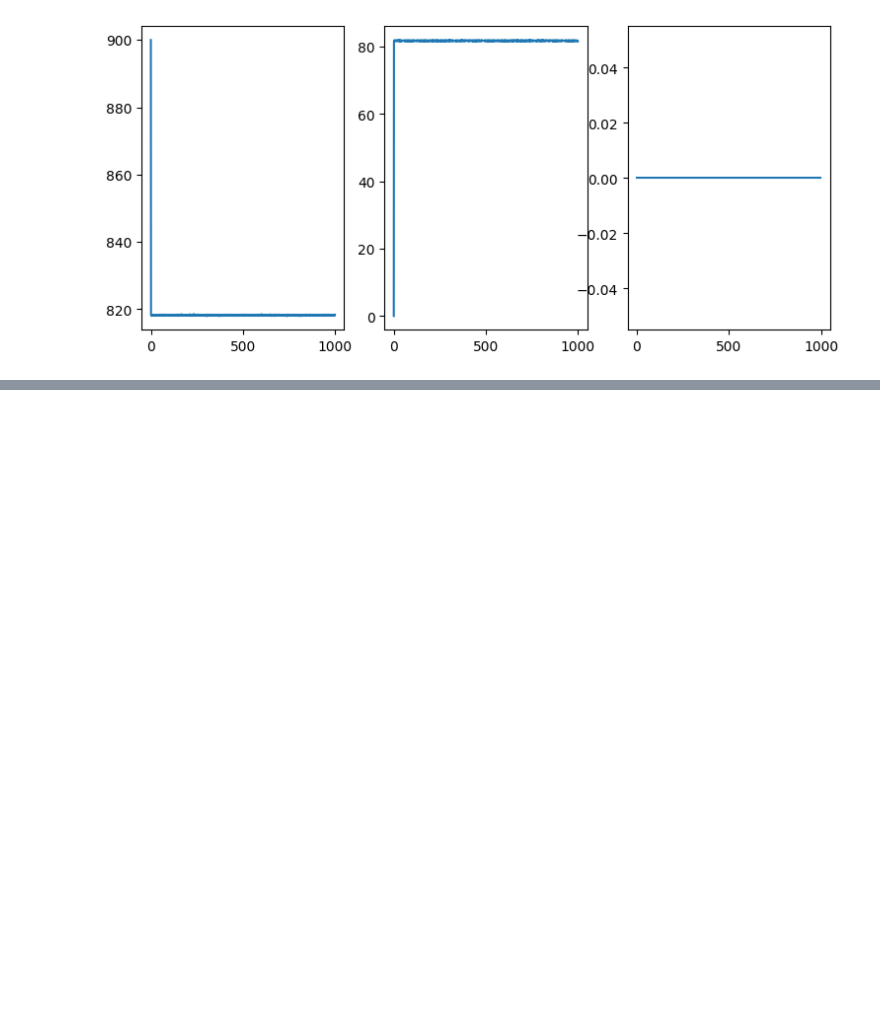
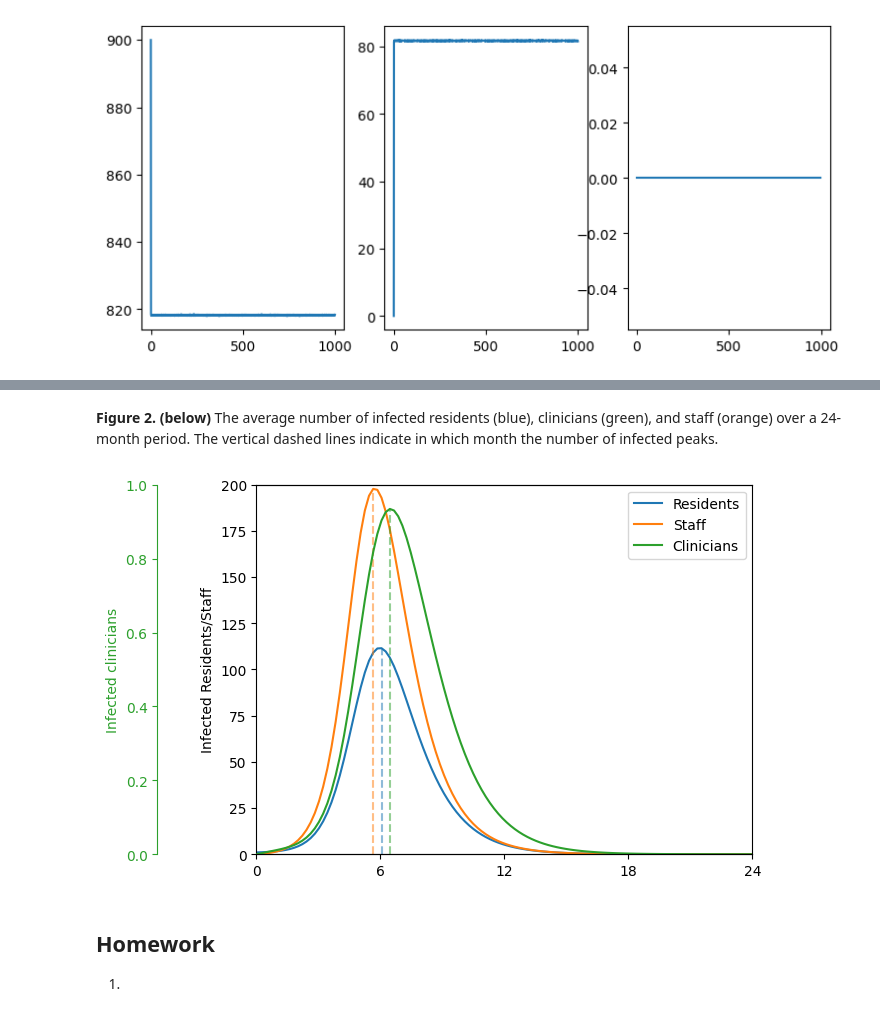
Before and after one commit to computationalUncertaintyLab/outbreak_book, a Jupyter notebook: outbreak_science/LTCF.ipynb, the cells around one changed output, grey strips where cells are left out. Saved outputs shown, nothing was run; the diff lists cells and outputs as text; code cells hidden in the pictures; blank space fills up the shorter version.

```diff
--- a/outbreak_science/LTCF.ipynb
+++ b/outbreak_science/LTCF.ipynb
@@ -295,0 +451,52 @@ Rather than ask for the rate of movement of individuals between the LTCF and hos
+# %% [markdown]
+**Figure 2. (below)**
+The average number of infected residents (blue), clinicians (green), and staff (orange) over a 24-month period.
+The vertical dashed lines indicate in which month the number of infected peaks.
+# %%
+import matplotlib.pyplot as plt
+
+colors = sns.color_palette("tab10",3)
+
+fig, ax = plt.subplots()
+
+# Main axis (center)
+l1, = ax.plot(times, Ixx + Ixy + Ixz, color=colors[0],label="Residents")
+l2, = ax.plot(times, Izx + Izy + Izz, color=colors[1],label="Staff")
+ax.set_ylabel("Infected Residents/Staff")
+
+# Twin axis (we're placing it on the LEFT, not the default right)
+twin = ax.twinx()
+l3, = twin.plot(times, Iyx + Iyy + Iyz, color=colors[2],label="Clinicians")
+
+# Move twin axis to the left, with an offset
+twin.spines["left"].set_position(("axes", -0.2))  # offset by 10% to the left
+twin.spines["left"].set_color(colors[2])
+twin.yaxis.set_ticks_position('left')
+twin.yaxis.set_label_position('left')
+twin.tick_params(axis='y', colors=colors[2])
+twin.set_ylabel("Infected clinicians",color=colors[2])
+
+# Hide the default right spine of the twin
+twin.spines["right"].set_visible(False)
+twin.set_ylim(0,1)
+
+
+lines = [l1, l2, l3]
+labels = [line.get_label() for line in lines]
+ax.legend(lines, labels, loc="upper right")
+
+
+ax.plot( [times[np.argmax(Ixx + Ixy + Ixz)]]*2,   [0, np.max(Ixx + Ixy + Ixz)] ,color=colors[0], alpha=0.50, ls="--" )
+ax.plot( [times[np.argmax(Izx + Izy + Izz)]]*2,   [0, np.max(Izx + Izy + Izz)] ,color=colors[1], alpha=0.50, ls="--" )
+twin.plot( [times[np.argmax(Iyx + Iyy + Iyz)]]*2, [0, np.max(Iyx + Iyy + Iyz)] ,color=colors[2], alpha=0.50, ls="--" )
+
+ax.set_ylim(0,200)
+ax.set_xlim(0,24)
+ax.set_xticks([0,6,12,18,24])
+
+plt.show()
+# %% [output]
+[figure, added]
+# %% [markdown]
+## Homework
+1.
```
Also changed, not shown: parts of 6 cells of this notebook.
